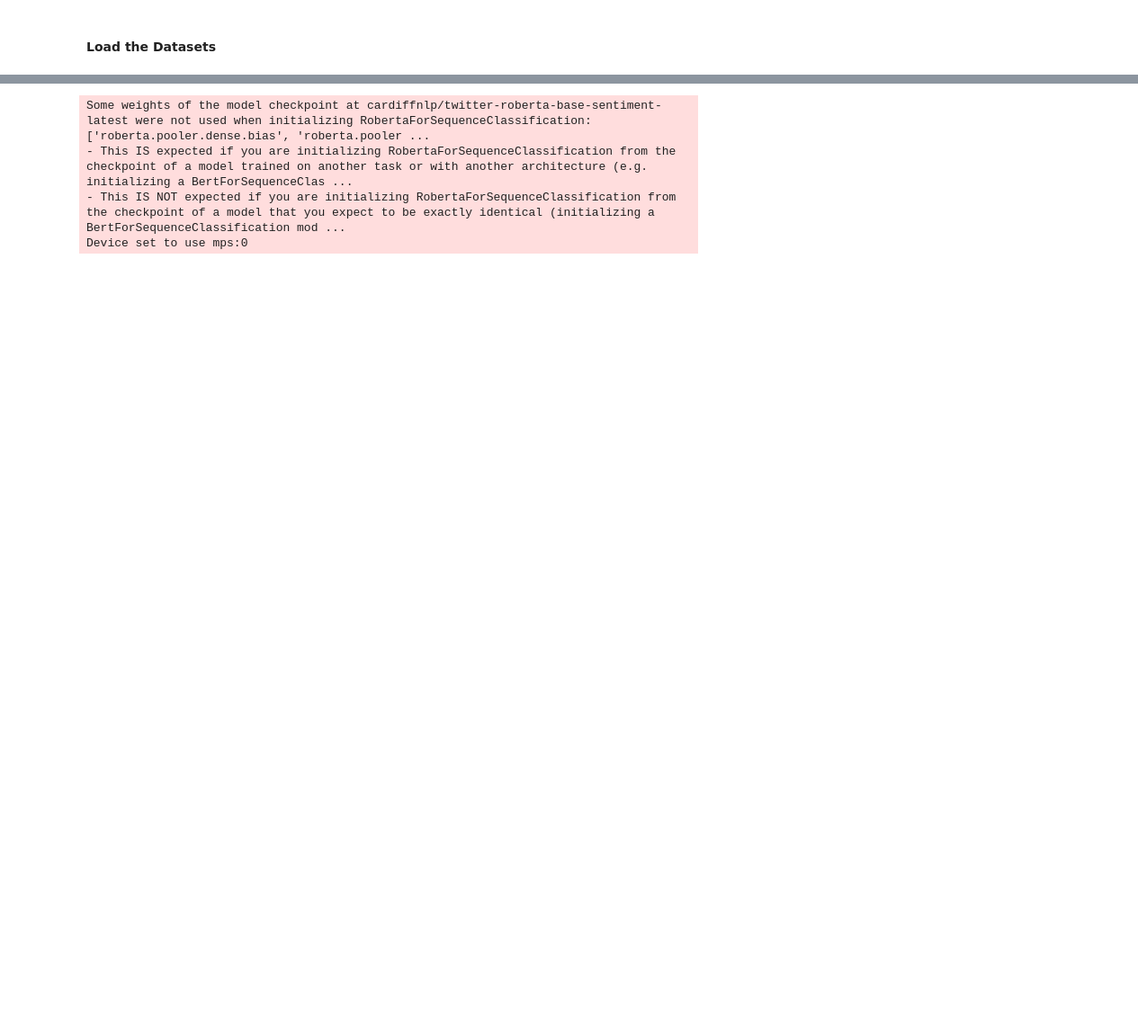
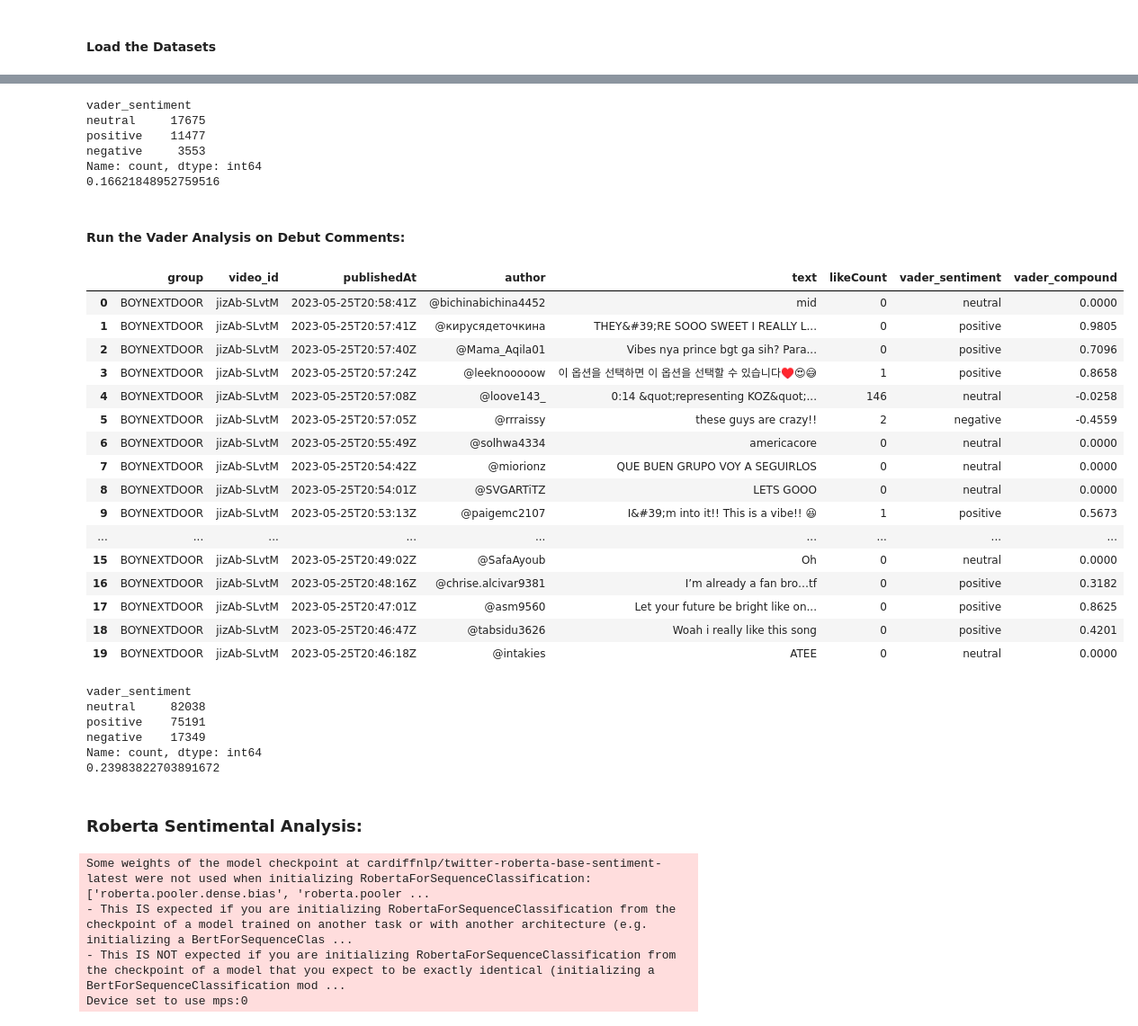
Before and after one commit to TkieuSU/hype-gap-youtube-sentiment, a Jupyter notebook: vader_sentiment_analysis.ipynb, the cells around one changed output, grey strips where cells are left out. Shown at 90% size. Saved outputs shown, nothing was run; the diff lists cells and outputs as text; code cells hidden in the pictures; blank space fills up the shorter version.

```diff
--- a/vader_sentiment_analysis.ipynb
+++ b/vader_sentiment_analysis.ipynb
@@ -83,3 +82,59 @@ See the caveats in the documentation: https://pandas.pydata.org/pandas-docs/stab
+# %%
+print(teaser["vader_sentiment"].value_counts())
+print(teaser["vader_compound"].mean())
+# %% [output]
+vader_sentiment
+neutral     17675
+positive    11477
+negative     3553
+Name: count, dtype: int64
+0.16621848952759516
+# %% [markdown]
+#### Run the Vader Analysis on Debut Comments:
+# %%
+vader_sentiments = []
+vader_compounds = []
+
+for text in debut["text"]:
+    vader_scores = get_vader_scores(text)
+    vader_label = get_vader_label(vader_scores[3])
+    vader_sentiments.append(vader_label)
+    vader_compounds.append(vader_scores[3])
+
+debut["vader_sentiment"] = vader_sentiments
+debut["vader_compound"] = vader_compounds
+
+debut.head(20)
+# %% [output]
+|  | group | video_id | publishedAt | author | text | likeCount | vader_sentiment | vader_compound |
+| 0 | BOYNEXTDOOR | jizAb-SLvtM | 2023-05-25T20:58:41Z | @bichinabichina4452 | mid | 0 | neutral | 0.0000 |
+| 1 | BOYNEXTDOOR | jizAb-SLvtM | 2023-05-25T20:57:41Z | @кирусядеточкина | THEY&#39;RE SOOO SWEET I REALLY L... | 0 | positive | 0.9805 |
+| 2 | BOYNEXTDOOR | jizAb-SLvtM | 2023-05-25T20:57:40Z | @Mama_Aqila01 | Vibes nya prince bgt ga sih? Para... | 0 | positive | 0.7096 |
+| 3 | BOYNEXTDOOR | jizAb-SLvtM | 2023-05-25T20:57:24Z | @leeknooooow | 이 옵션을 선택하면 이 옵션을 선택할 수 있습니다♥️😍😅 | 1 | positive | 0.8658 |
+| 4 | BOYNEXTDOOR | jizAb-SLvtM | 2023-05-25T20:57:08Z | @loove143_ | 0:14 &quot;representing KOZ&quot;... | 146 | neutral | -0.0258 |
+| 5 | BOYNEXTDOOR | jizAb-SLvtM | 2023-05-25T20:57:05Z | @rrraissy | these guys are crazy!! | 2 | negative | -0.4559 |
+| 6 | BOYNEXTDOOR | jizAb-SLvtM | 2023-05-25T20:55:49Z | @solhwa4334 | americacore | 0 | neutral | 0.0000 |
+| 7 | BOYNEXTDOOR | jizAb-SLvtM | 2023-05-25T20:54:42Z | @miorionz | QUE BUEN GRUPO VOY A SEGUIRLOS | 0 | neutral | 0.0000 |
+| 8 | BOYNEXTDOOR | jizAb-SLvtM | 2023-05-25T20:54:01Z | @SVGARTiTZ | LETS GOOO | 0 | neutral | 0.0000 |
+| 9 | BOYNEXTDOOR | jizAb-SLvtM | 2023-05-25T20:53:13Z | @paigemc2107 | I&#39;m into it!! This is a vibe!! 😆 | 1 | positive | 0.5673 |
+| ... | ... | ... | ... | ... | ... | ... | ... | ... |
+| 15 | BOYNEXTDOOR | jizAb-SLvtM | 2023-05-25T20:49:02Z | @SafaAyoub | Oh | 0 | neutral | 0.0000 |
+| 16 | BOYNEXTDOOR | jizAb-SLvtM | 2023-05-25T20:48:16Z | @chrise.alcivar9381 | I’m already a fan bro…tf | 0 | positive | 0.3182 |
+| 17 | BOYNEXTDOOR | jizAb-SLvtM | 2023-05-25T20:47:01Z | @asm9560 | Let your future be bright like on... | 0 | positive | 0.8625 |
+| 18 | BOYNEXTDOOR | jizAb-SLvtM | 2023-05-25T20:46:47Z | @tabsidu3626 | Woah i really like this song | 0 | positive | 0.4201 |
+| 19 | BOYNEXTDOOR | jizAb-SLvtM | 2023-05-25T20:46:18Z | @intakies | ATEE | 0 | neutral | 0.0000 |
+# %%
+print(debut["vader_sentiment"].value_counts())
+print(debut["vader_compound"].mean())
+# %% [output]
+vader_sentiment
+neutral     82038
+positive    75191
+negative    17349
+Name: count, dtype: int64
+0.23983822703891672
+# %% [markdown]
+### Roberta Sentimental Analysis:
 # %%
 sentiment_model = pipeline(
     "sentiment-analysis",
```
Also changed, not shown: parts of 14 cells of this notebook, 1 other file.
